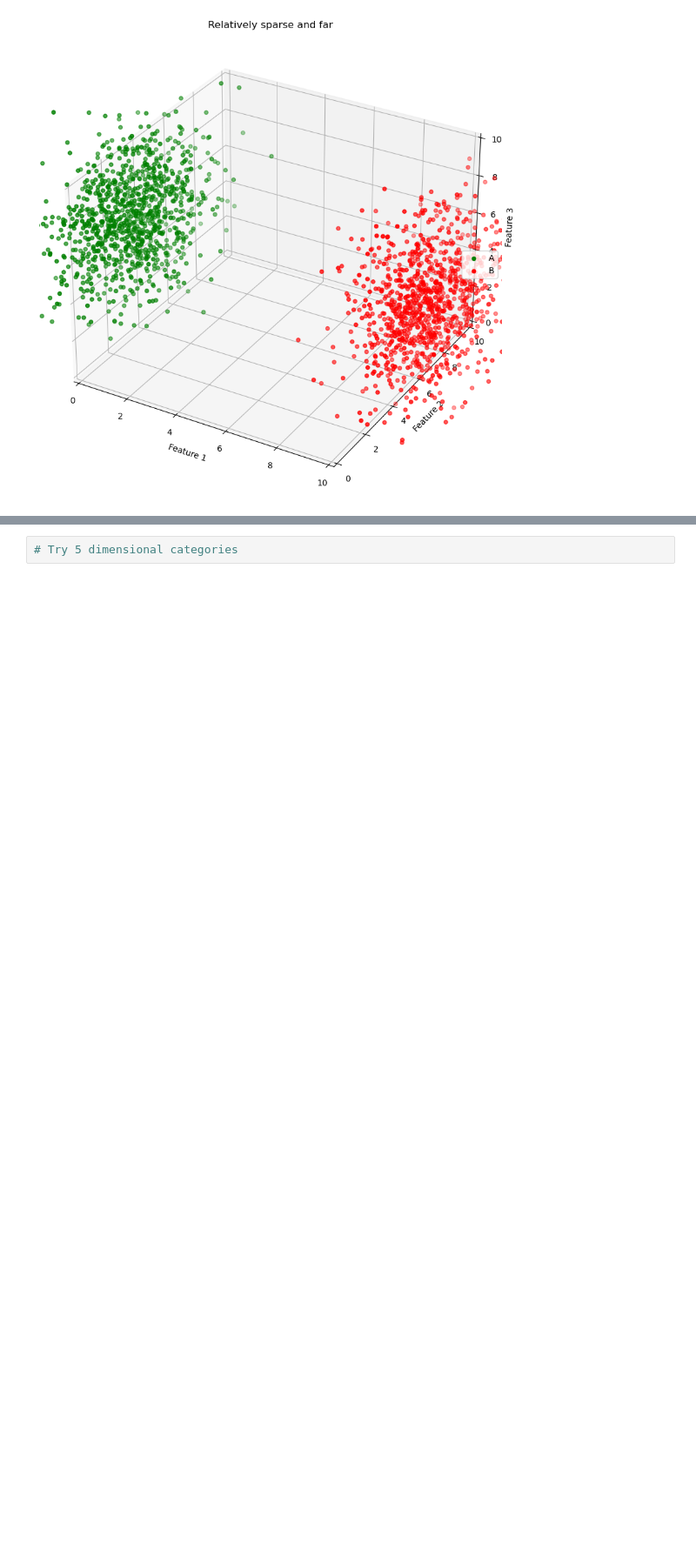
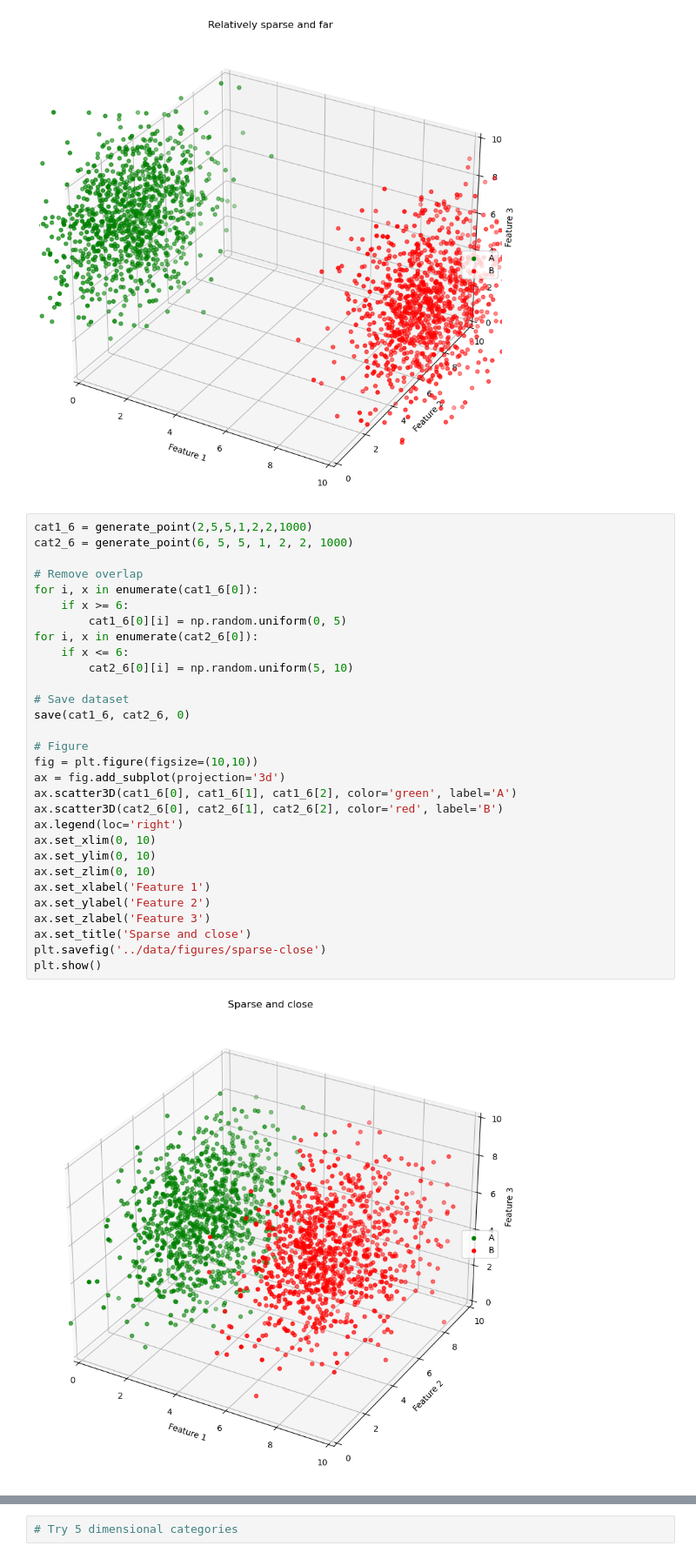
Before and after one commit to Le-Gris/cp-complexity-model, a Jupyter notebook: src/exploration_notebook.ipynb, the cells around one changed output, grey strips where cells are left out. Shown at 87% size. Drawn from its saved outputs; the diff is of its cells as text; blank space fills up the shorter version.

```diff
--- a/src/exploration_notebook.ipynb
+++ b/src/exploration_notebook.ipynb
@@ -312,6 +314,38 @@ ax.set_title('Relatively sparse and far')
 plt.show()
 # %% [output]
 [figure]
+# %%
+cat1_6 = generate_point(2,5,5,1,2,2,1000)
+cat2_6 = generate_point(6, 5, 5, 1, 2, 2, 1000)
+
+# Remove overlap
+for i, x in enumerate(cat1_6[0]):
+    if x >= 6:
+        cat1_6[0][i] = np.random.uniform(0, 5)
+for i, x in enumerate(cat2_6[0]):
+    if x <= 6:
+        cat2_6[0][i] = np.random.uniform(5, 10)
+
+# Save dataset
+save(cat1_6, cat2_6, 0)
+
+# Figure
+fig = plt.figure(figsize=(10,10))
+ax = fig.add_subplot(projection='3d')
+ax.scatter3D(cat1_6[0], cat1_6[1], cat1_6[2], color='green', label='A')
+ax.scatter3D(cat2_6[0], cat2_6[1], cat2_6[2], color='red', label='B')
+ax.legend(loc='right')
+ax.set_xlim(0, 10)
+ax.set_ylim(0, 10)
+ax.set_zlim(0, 10)
+ax.set_xlabel('Feature 1')
+ax.set_ylabel('Feature 2')
+ax.set_zlabel('Feature 3')
+ax.set_title('Sparse and close')
+plt.savefig('../data/figures/sparse-close')
+plt.show()
+# %% [output]
+[figure, added]
 # %%
 cat1_7 = generate_point(-1,5,5,1,3,3,1000)
 cat2_7 = generate_point(11, 5, 5, 1, 3, 3, 1000)
```
Also changed, not shown: parts of 9 cells of this notebook, 10 other files.
